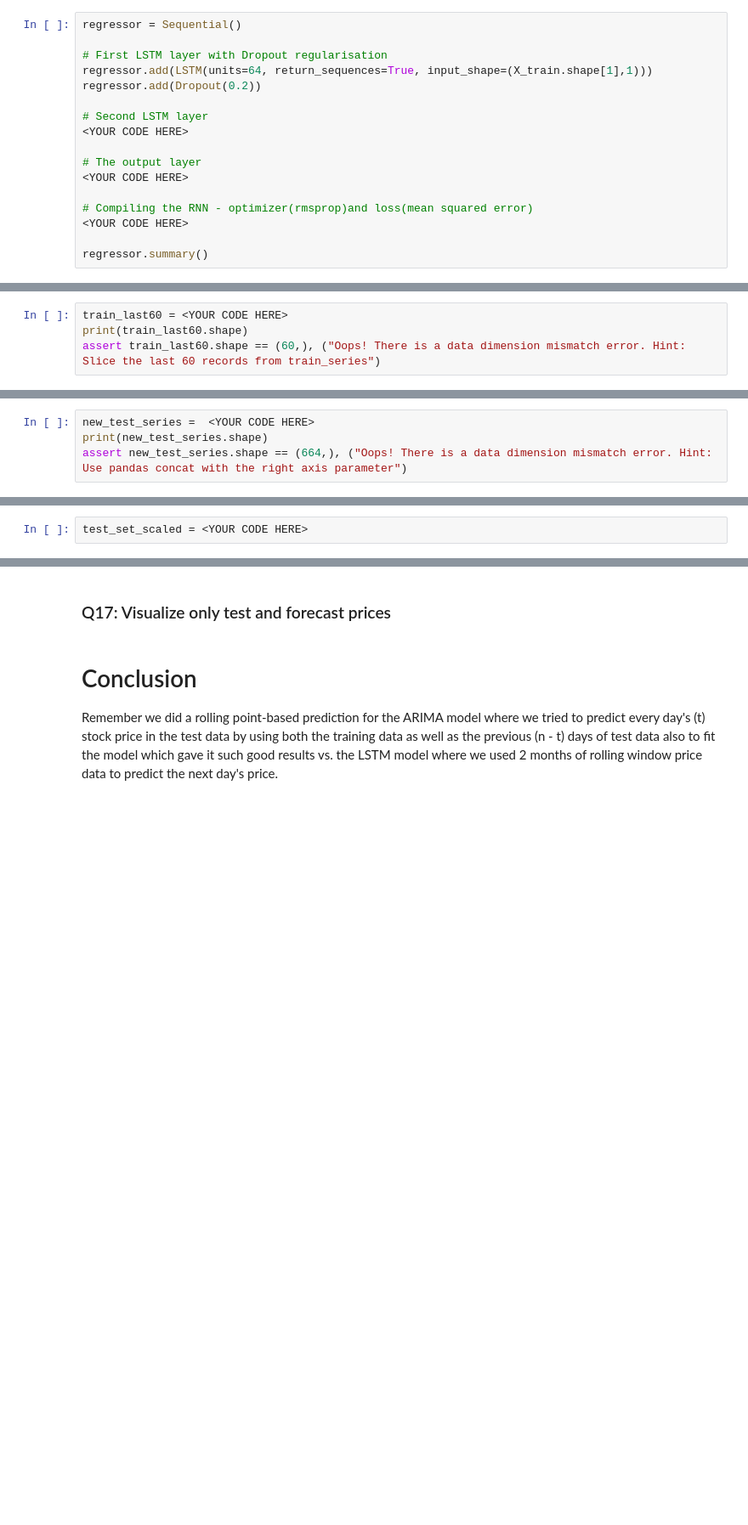
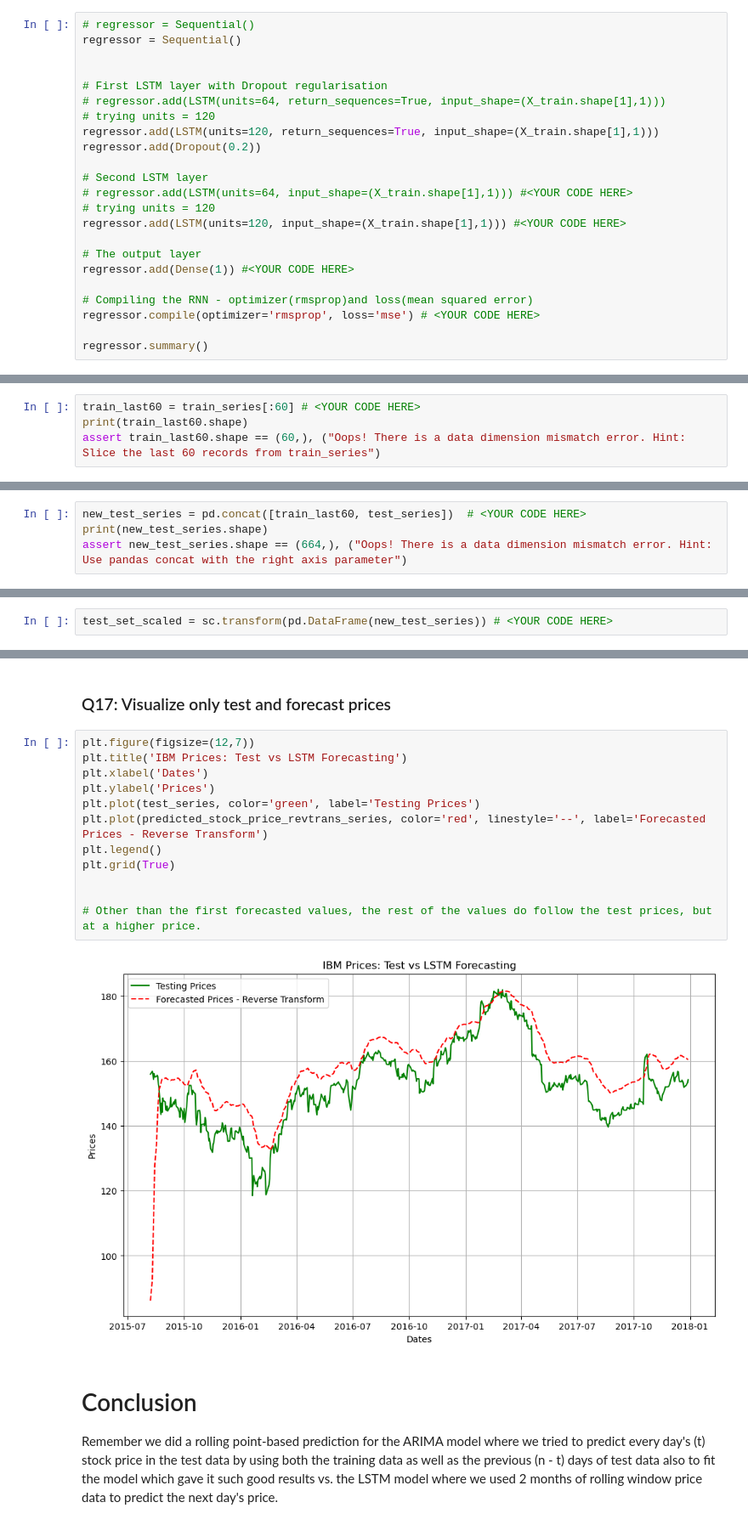
Before and after one commit to kwcode2016/mec-18.5.1-time-series-analysis-mini-project, a Jupyter notebook: Mini_Project_Time_Series_Forecasting.ipynb, the cells around one changed output, grey strips where cells are left out. Shown at 85% size. Drawn from its saved outputs; the diff is of its cells as text; blank space fills up the shorter version.

```diff
--- a/Mini_Project_Time_Series_Forecasting.ipynb
+++ b/Mini_Project_Time_Series_Forecasting.ipynb
@@ -552,19 +656,25 @@ Hints:
     - Fill the Output layer with 1 unit
     - Compile the model with mentioned optimizer and loss values
 # %%
+# regressor = Sequential()
 regressor = Sequential()
 
+
 # First LSTM layer with Dropout regularisation
-regressor.add(LSTM(units=64, return_sequences=True, input_shape=(X_train.shape[1],1)))
+# regressor.add(LSTM(units=64, return_sequences=True, input_shape=(X_train.shape[1],1)))
+# trying units = 120
+regressor.add(LSTM(units=120, return_sequences=True, input_shape=(X_train.shape[1],1)))
 regressor.add(Dropout(0.2))
 
 # Second LSTM layer
-<YOUR CODE HERE>
+# regressor.add(LSTM(units=64, input_shape=(X_train.shape[1],1))) #<YOUR CODE HERE>
+# trying units = 120
+regressor.add(LSTM(units=120, input_shape=(X_train.shape[1],1))) #<YOUR CODE HERE>
 
 # The output layer
-<YOUR CODE HERE>
+regressor.add(Dense(1)) #<YOUR CODE HERE>
 
 # Compiling the RNN - optimizer(rmsprop)and loss(mean squared error)
-<YOUR CODE HERE>
+regressor.compile(optimizer='rmsprop', loss='mse') # <YOUR CODE HERE>
 
 regressor.summary()
@@ -584,6 +731,6 @@ Thus, the following steps have been performed so first 60 entires of test set ha
 # %% [markdown]
 ### Q14: Get the last 60 records from train_series
 # %%
-train_last60 = <YOUR CODE HERE>
+train_last60 = train_series[:60] # <YOUR CODE HERE>
 print(train_last60.shape)
 assert train_last60.shape == (60,), ("Oops! There is a data dimension mismatch error. Hint: Slice the last 60 records from train_series")
@@ -594,6 +745,6 @@ test_series.shape
 
 Hint: Check pandas __`concat()`__
 # %%
-new_test_series =  <YOUR CODE HERE>
+new_test_series = pd.concat([train_last60, test_series])  # <YOUR CODE HERE>
 print(new_test_series.shape)
 assert new_test_series.shape == (664,), ("Oops! There is a data dimension mismatch error. Hint: Use pandas concat with the right axis parameter")
@@ -602,7 +755,7 @@ assert new_test_series.shape == (664,), ("Oops! There is a data dimension mismat
 
 Hint: Don't fit the scaler again here since it has already been trained
 # %%
-test_set_scaled = <YOUR CODE HERE>
+test_set_scaled = sc.transform(pd.DataFrame(new_test_series)) # <YOUR CODE HERE>
 # %% [markdown]
 ### Prepare Test dataset Windows of 60  days each
 # %%
@@ -646,5 +812,19 @@ plt.legend();
 # %% [markdown]
 ### Q17: Visualize only test and forecast prices
+# %%
+plt.figure(figsize=(12,7))
+plt.title('IBM Prices: Test vs LSTM Forecasting')
+plt.xlabel('Dates')
+plt.ylabel('Prices')
+plt.plot(test_series, color='green', label='Testing Prices')
+plt.plot(predicted_stock_price_revtrans_series, color='red', linestyle='--', label='Forecasted Prices - Reverse Transform')
+plt.legend()
+plt.grid(True)
+
+
+# Other than the first forecasted values, the rest of the values do follow the test prices, but at a higher price.
+# %% [output]
+[figure, added]
 # %% [markdown]
 # Conclusion
 
```
Also changed, not shown: parts of 28 cells of this notebook.
